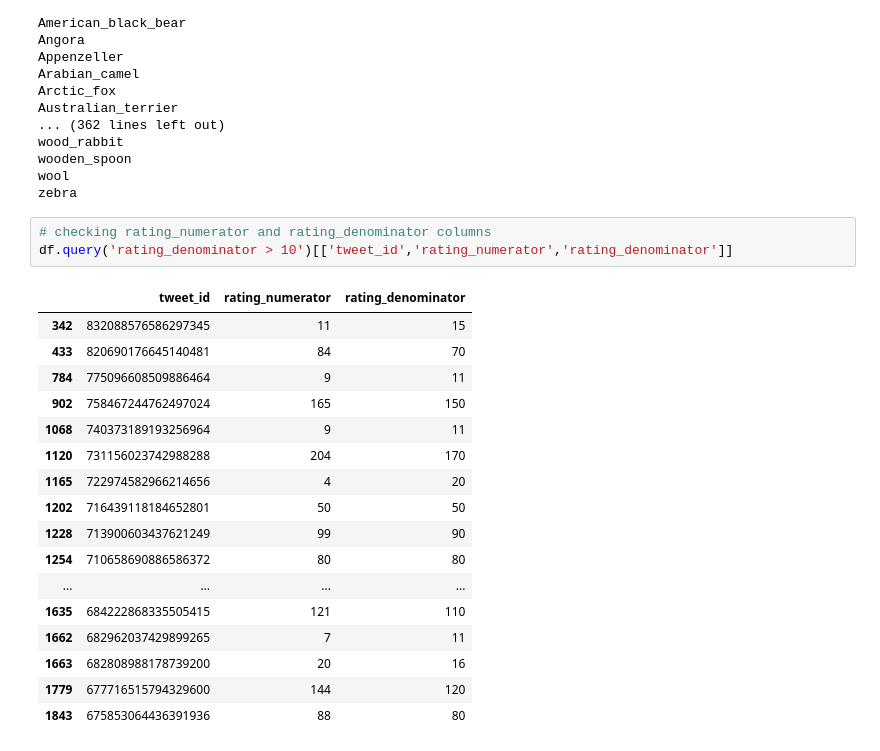
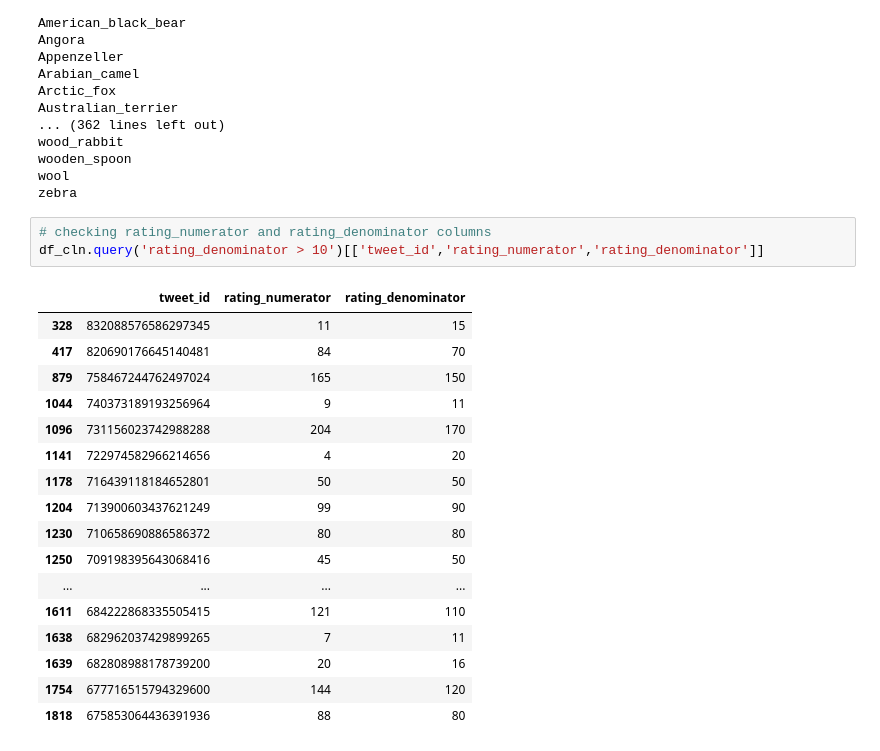
Before and after one commit to primalusiana/twitter-data-wrangling, a Jupyter notebook: wrangle_act.ipynb, the cells around one changed output. Cells and saved outputs as stored; diff of their text form.

```diff
--- a/wrangle_act.ipynb
+++ b/wrangle_act.ipynb
@@ -300,24 +306,24 @@ wool
 zebra
 # %%
 # checking rating_numerator and rating_denominator columns
-df.query('rating_denominator > 10')[['tweet_id','rating_numerator','rating_denominator']]
+df_cln.query('rating_denominator > 10')[['tweet_id','rating_numerator','rating_denominator']]
 # %% [output]
 |  | tweet_id | rating_numerator | rating_denominator |
-| 342 | 832088576586297345 | 11 | 15 |
-| 433 | 820690176645140481 | 84 | 70 |
-| 784 | 775096608509886464 | 9 | 11 |
-| 902 | 758467244762497024 | 165 | 150 |
-| 1068 | 740373189193256964 | 9 | 11 |
-| 1120 | 731156023742988288 | 204 | 170 |
-| 1165 | 722974582966214656 | 4 | 20 |
-| 1202 | 716439118184652801 | 50 | 50 |
-| 1228 | 713900603437621249 | 99 | 90 |
-| 1254 | 710658690886586372 | 80 | 80 |
+| 328 | 832088576586297345 | 11 | 15 |
+| 417 | 820690176645140481 | 84 | 70 |
+| 879 | 758467244762497024 | 165 | 150 |
+| 1044 | 740373189193256964 | 9 | 11 |
+| 1096 | 731156023742988288 | 204 | 170 |
+| 1141 | 722974582966214656 | 4 | 20 |
+| 1178 | 716439118184652801 | 50 | 50 |
+| 1204 | 713900603437621249 | 99 | 90 |
+| 1230 | 710658690886586372 | 80 | 80 |
+| 1250 | 709198395643068416 | 45 | 50 |
 | ... | ... | ... | ... |
-| 1635 | 684222868335505415 | 121 | 110 |
-| 1662 | 682962037429899265 | 7 | 11 |
-| 1663 | 682808988178739200 | 20 | 16 |
-| 1779 | 677716515794329600 | 144 | 120 |
-| 1843 | 675853064436391936 | 88 | 80 |
+| 1611 | 684222868335505415 | 121 | 110 |
+| 1638 | 682962037429899265 | 7 | 11 |
+| 1639 | 682808988178739200 | 20 | 16 |
+| 1754 | 677716515794329600 | 144 | 120 |
+| 1818 | 675853064436391936 | 88 | 80 |
 # %%
 # check the name of dogs
```
Also changed, not shown: parts of 36 cells of this notebook.
